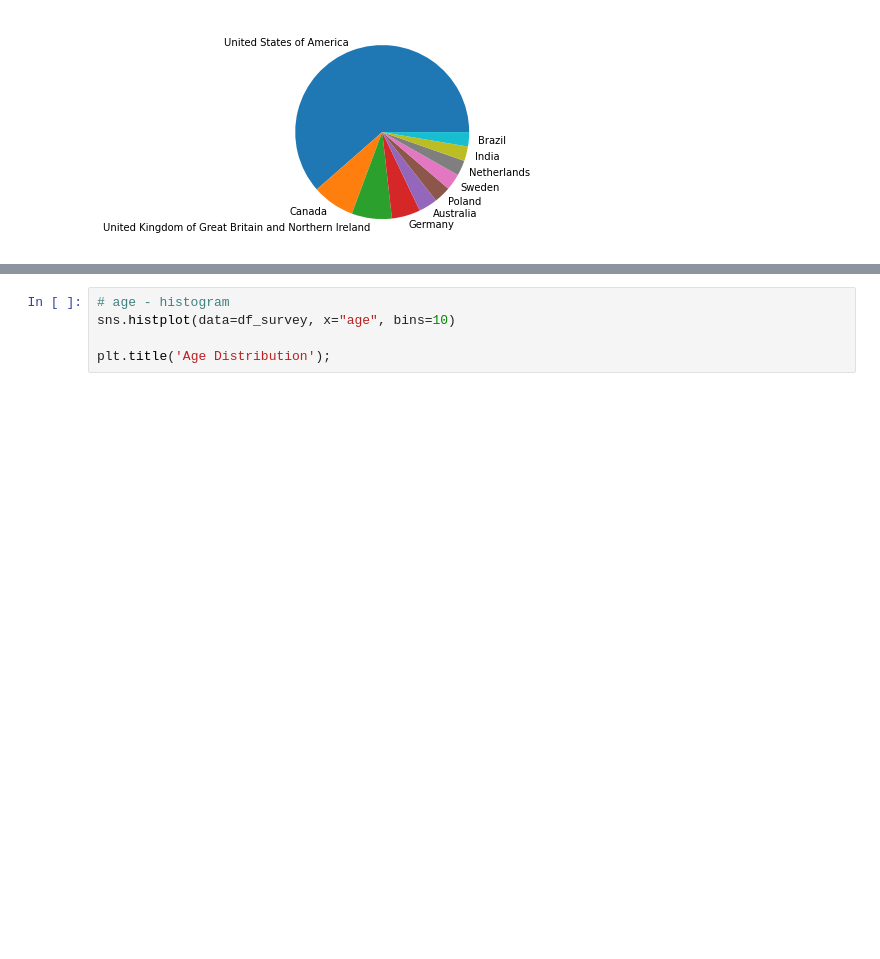
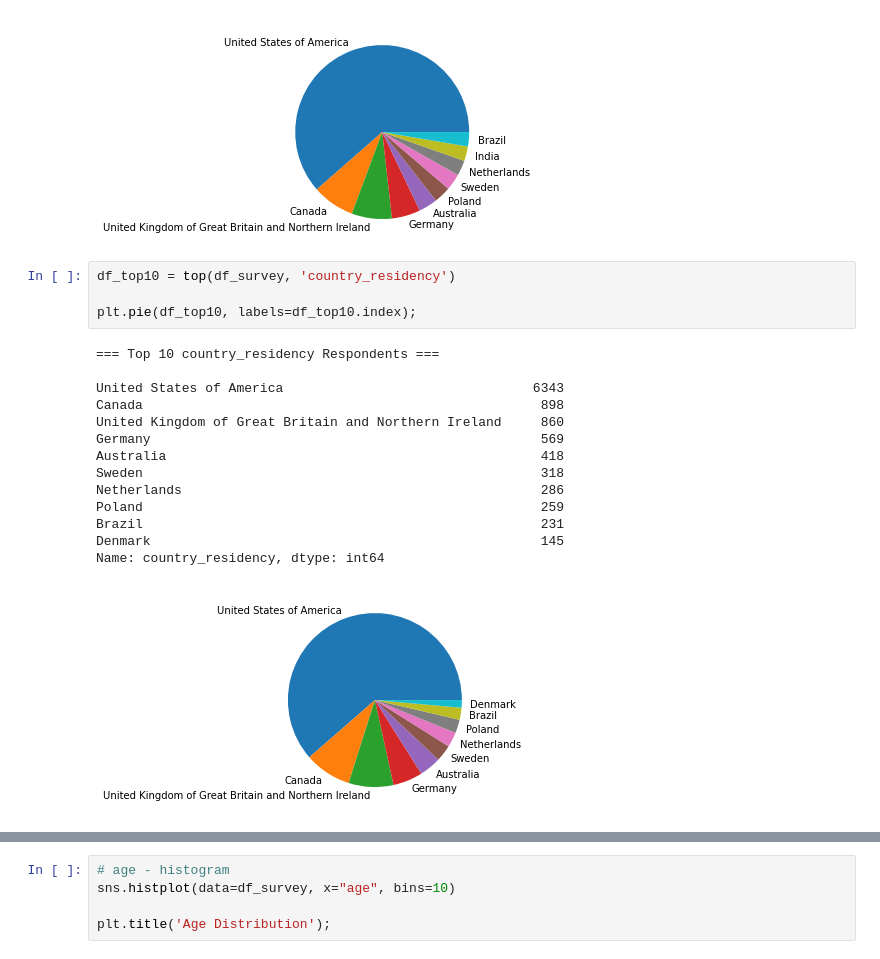
Before and after one commit to bjd9/washmeat, a Jupyter notebook: DEA_washmeat.ipynb, the cells around one changed output, grey strips where cells are left out. Drawn from its saved outputs; the diff is of its cells as text; blank space fills up the shorter version.

```diff
--- a/DEA_washmeat.ipynb
+++ b/DEA_washmeat.ipynb
@@ -863,6 +862,25 @@ India                                                    260
 Brazil                                                   256
 Name: country_origin, dtype: int64
 [figure]
+# %%
+df_top10 = top(df_survey, 'country_residency')
+
+plt.pie(df_top10, labels=df_top10.index);
+# %% [output]
+=== Top 10 country_residency Respondents ===
+
+United States of America                                6343
+Canada                                                   898
+United Kingdom of Great Britain and Northern Ireland     860
+Germany                                                  569
+Australia                                                418
+Sweden                                                   318
+Netherlands                                              286
+Poland                                                   259
+Brazil                                                   231
+Denmark                                                  145
+Name: country_residency, dtype: int64
+[figure, added]
 # %%
 # top 10 states (USA)
 top_state = top(df_survey, 'us_state_residency')
```
Also changed, not shown: parts of 11 cells of this notebook, 1 other file.
